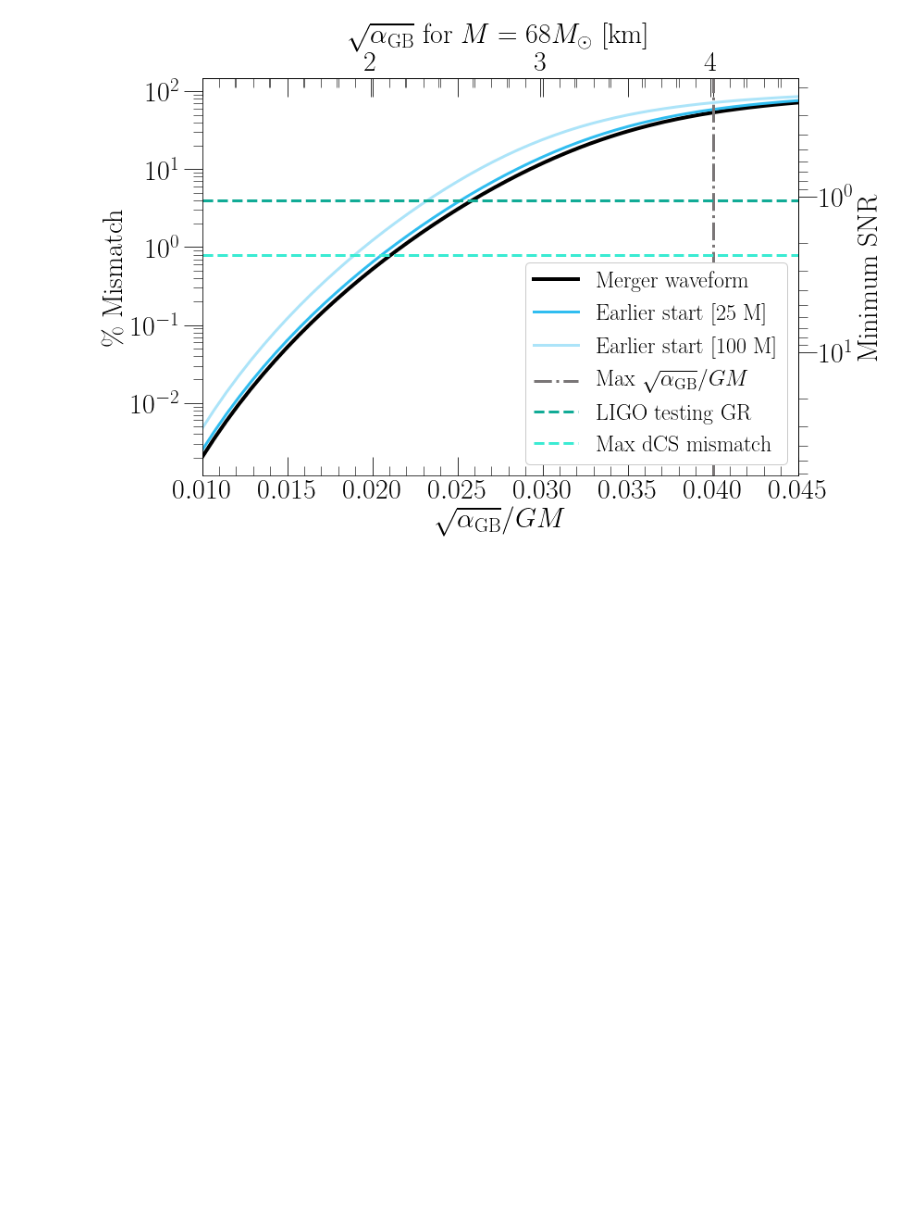
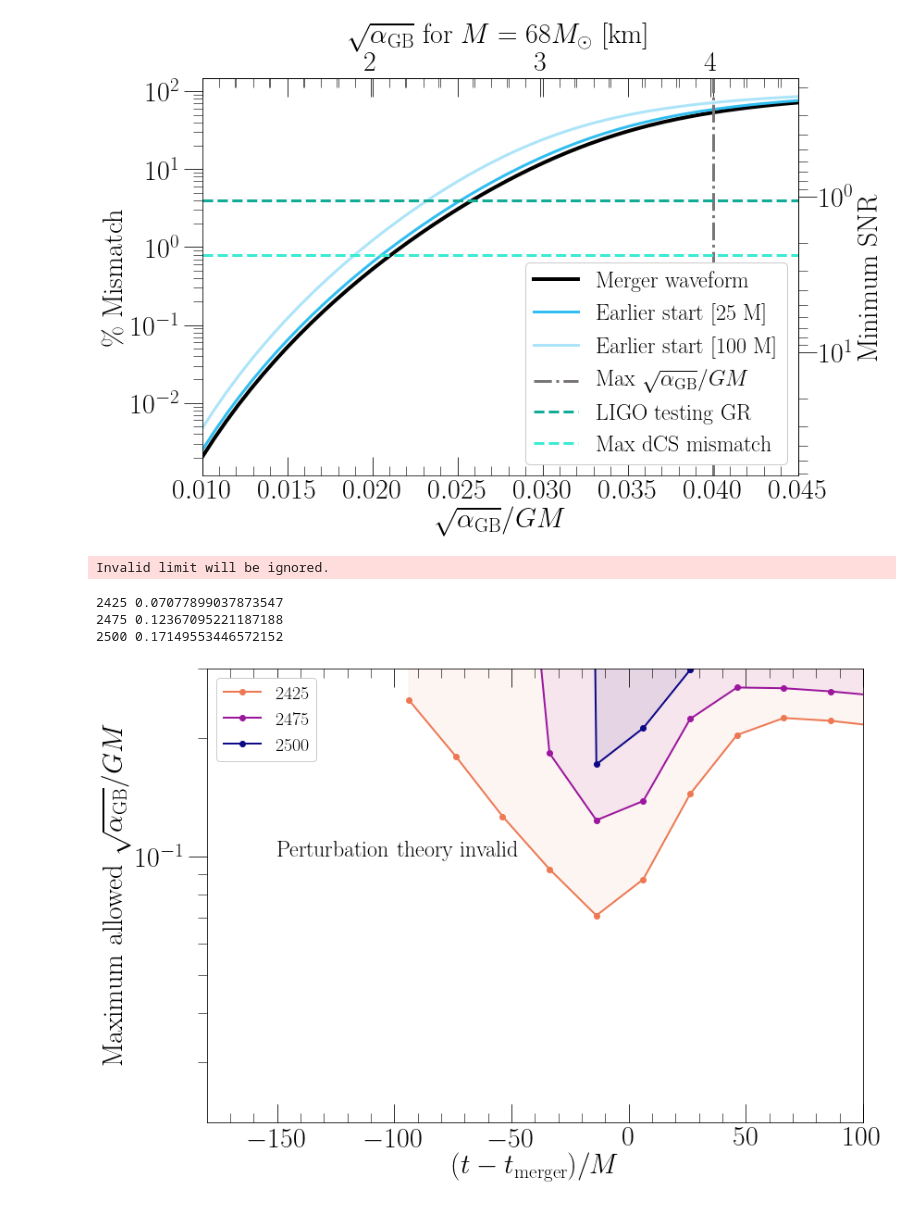
Before and after one commit to mariaokounkova/EDGB, a Jupyter notebook: GW150914/EDGB_GW.ipynb, the cells around one changed output. Saved outputs shown, nothing was run; the diff lists cells and outputs as text; code cells hidden in the pictures; blank space fills up the shorter version.

```diff
--- a/GW150914/EDGB_GW.ipynb
+++ b/GW150914/EDGB_GW.ipynb
@@ -758,9 +758,10 @@ def PlotValidity(figname):
 
     figname = 'Validity'
 
-    start_arr = ['2075','2100']
-    ramp_arr = ['250','250']
-    label_arr = ['Shorter inspiral', 'Longer inspiral']
+    start_arr = ['2425','2475','2500']
+    ramp_arr = ['25' for s in start_arr]
+    #label_arr = ['Shorter inspiral', 'Longer inspiral']
+    label_arr = start_arr
 
     cmap = matplotlib.cm.get_cmap('plasma')
     colors = [cmap(float(i)/len(start_arr)) for i in range(len(start_arr))][::-1]
@@ -769,33 +770,39 @@ def PlotValidity(figname):
 
     for start, ramp, label, color in zip(start_arr, ramp_arr, label_arr, colors):
 
         time, data = GethPsi4Mode(ev_dir(start, ramp, lev=0), radius=-1)
         ## Let's calculate the length until the merger time
         t_peak = GetPeakTimeMode(time, data)
         length = t_merger - float(start) - float(ramp)
 
         time, eps = ComputeEpsilon(ev_dir(start, ramp))
         # Cut the time so only considering dCS effects
         time, eps = CutTimes(time, eps, -400, 200)
         print (start, min(eps))
         ax.plot(time, eps, '-o', color = color, label=label, lw=2.0)
 
         ax.fill_between(time, eps, 2.0, color=color,alpha=0.07)
 
 
     legend = ax.legend(fontsize=20, loc='upper left', frameon=True, framealpha = 1.0, ncol=1)
     ax.set_yscale('log')
     ax.text(-150, 0.1, 'Perturbation theory invalid', fontsize=24, color='black')
     ax.set_xlabel('$(t - t_\mathrm{merger})/M$', fontsize=30)
     ax.set_ylabel(r'Maximum  allowed $\sqrt{\alpha_\mathrm{GB}}/GM$', fontsize=30)
     ax.set_xlim(-180, 100)
     ax.set_ylim(0.0, 0.3)
     plt.tight_layout()
     plt.savefig(figname + '.pdf')
     plt.show()
 
 
 PlotValidity('Validity.pdf')
+# %% [output]
+Invalid limit will be ignored.
+2425 0.07077899037873547
+2475 0.12367095221187188
+2500 0.17149553446572152
+[figure, added]
 # %%
 ## QNM perturbation theory results
 
```
Also changed, not shown: parts of 1 cell of this notebook.
